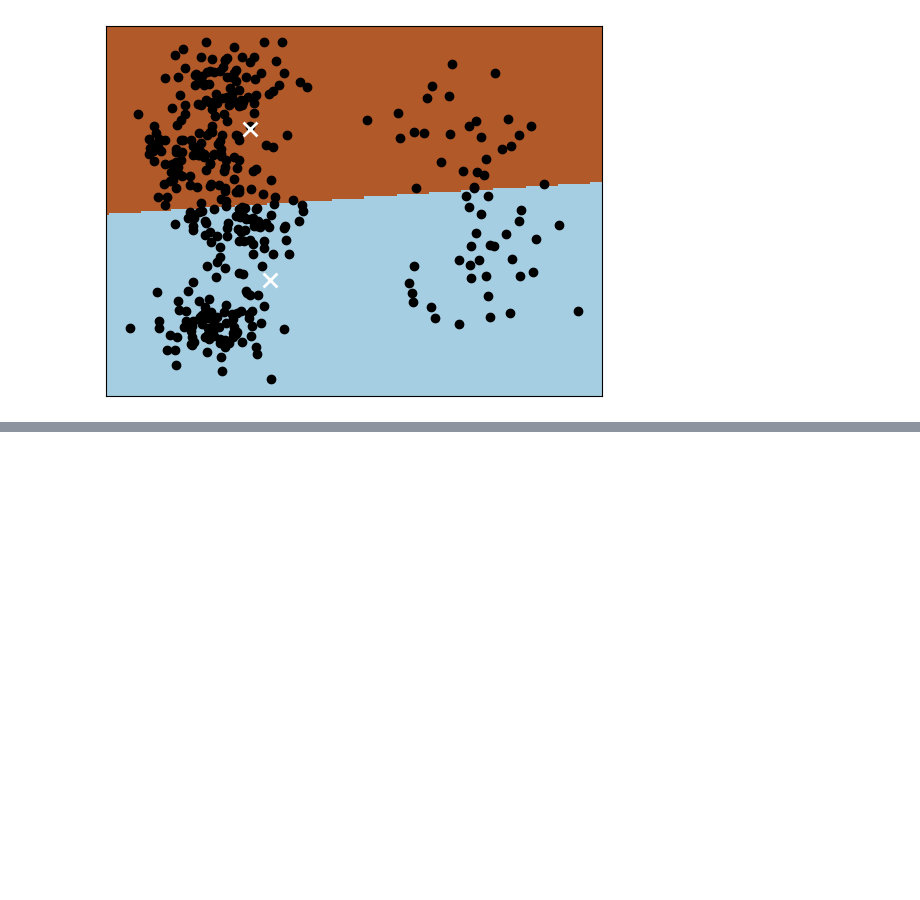
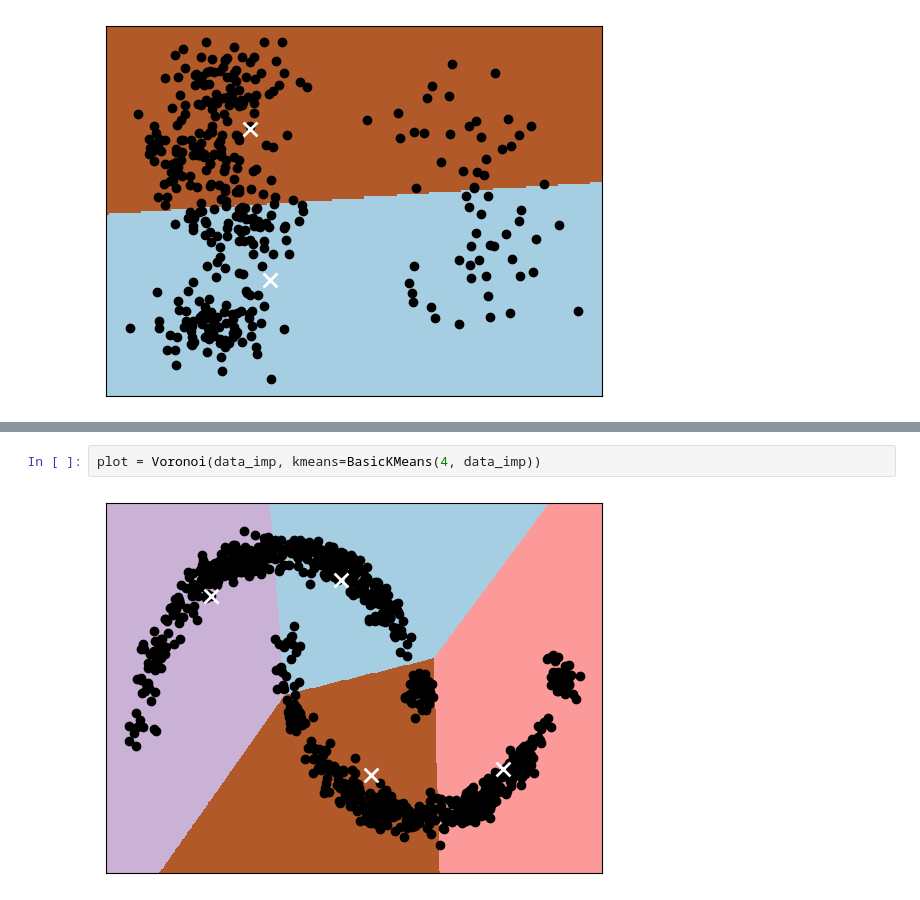
Before and after one commit to joshmaglione/CS4102-Jupyter, a Jupyter notebook: Week10.ipynb, the cells around one changed output, grey strips where cells are left out. Drawn from its saved outputs; the diff is of its cells as text; blank space fills up the shorter version.

```diff
--- a/Week10.ipynb
+++ b/Week10.ipynb
@@ -143,0 +163,4 @@ plot = Voronoi(data_2u, kmeans=BasicKMeans_2(2, data_2u))
+# %%
+plot = Voronoi(data_imp, kmeans=BasicKMeans(4, data_imp))
+# %% [output]
+[figure, added]
```
Also changed, not shown: parts of 11 cells of this notebook, 1 other file.
